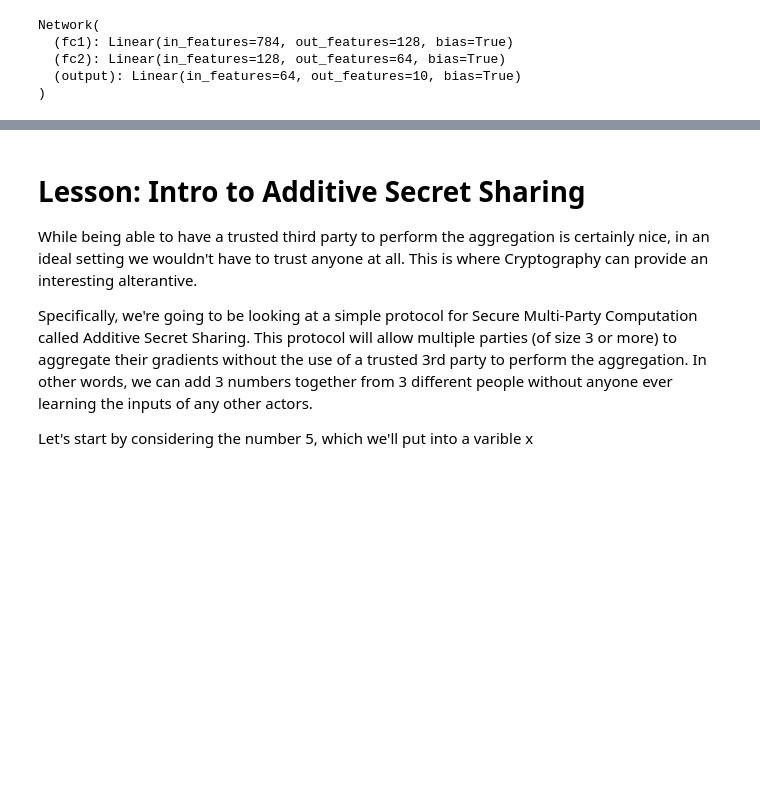
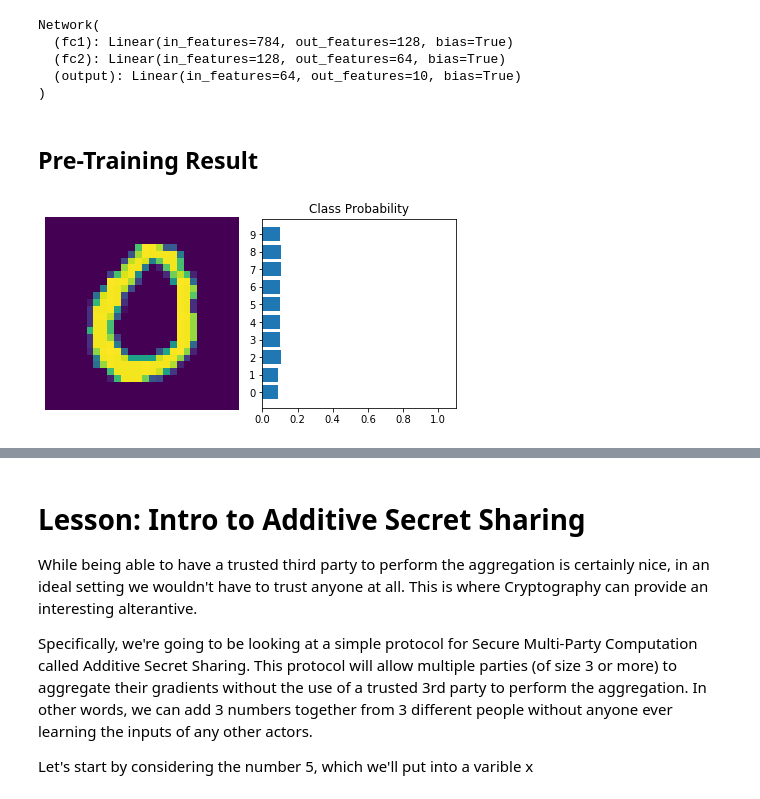
Before and after one commit to JpMCarrilho/private-ai, a Jupyter notebook: Section 3 - Securing Federated Learning.ipynb, the cells around one changed output, grey strips where cells are left out. Saved outputs shown, nothing was run; the diff lists cells and outputs as text; code cells hidden in the pictures; blank space fills up the shorter version.

```diff
--- a/Section 3 - Securing Federated Learning.ipynb
+++ b/Section 3 - Securing Federated Learning.ipynb
@@ -93,4 +93,22 @@ Network(
   (fc2): Linear(in_features=128, out_features=64, bias=True)
   (output): Linear(in_features=64, out_features=10, bias=True)
 )
+# %% [markdown]
+## Pre-Training Result
+# %%
+%matplotlib inline
+import helper
+images, labels = next(iter(alices_loader))
+
+img = images[0].view(1, 784)
+# Turn off gradients to speed up this part
+with th.no_grad():
+    logps =model(img)
+
+# Output of the network are log-probabilities, need to take exponential for probabilities
+
+ps = th.exp(logps)
+helper.view_classify(img.view(1, 28, 28), ps)
+# %% [output]
+[figure, added]
 # %%
```
Also changed, not shown: parts of 13 cells of this notebook, 2 other files.
